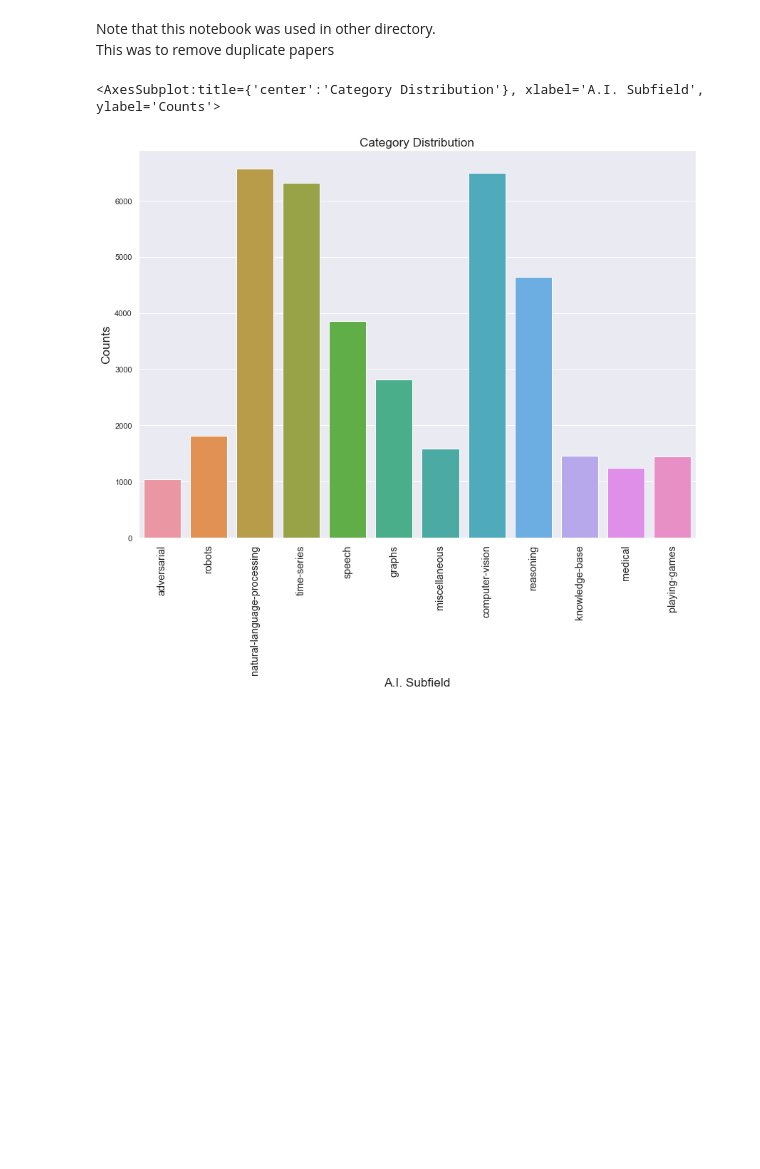
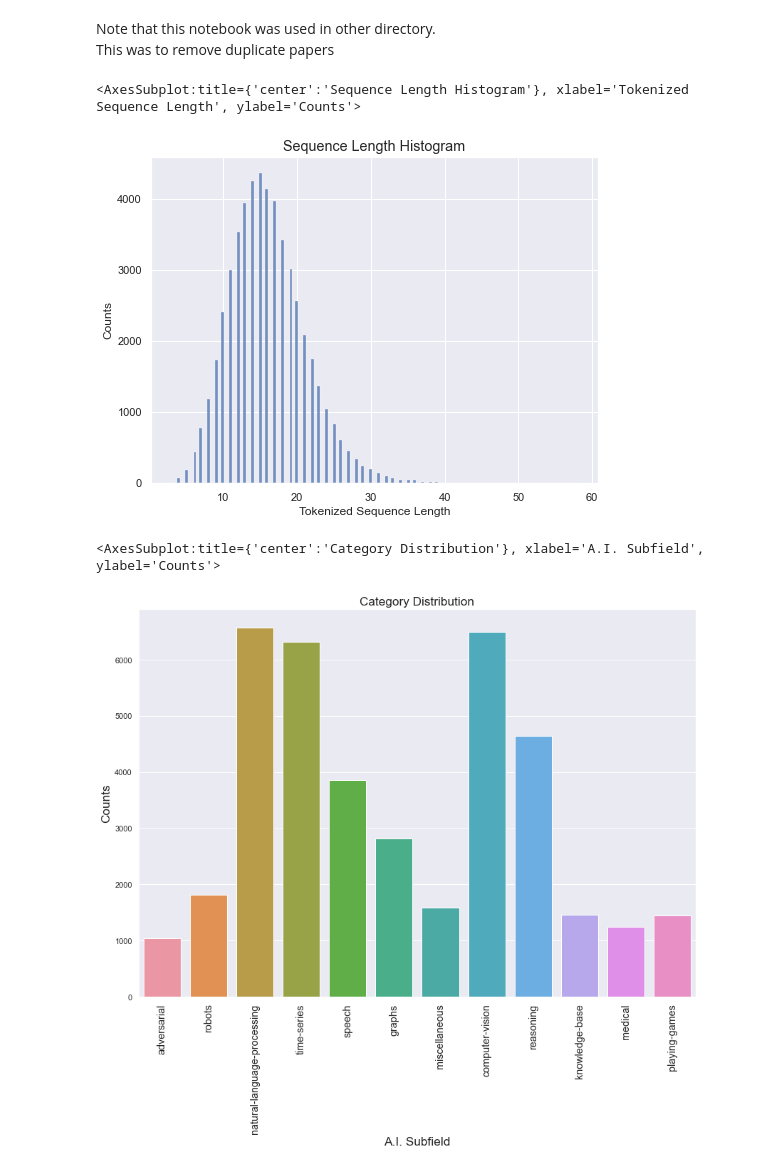
Before and after one commit to 1pha/BayesianActiveLearning, a Jupyter notebook: notebook/preprocess.ipynb, the cells around one changed output. Drawn from its saved outputs; the diff is of its cells as text; code cells hidden in the pictures; blank space fills up the shorter version.

```diff
--- a/notebook/preprocess.ipynb
+++ b/notebook/preprocess.ipynb
@@ -97,6 +97,27 @@ from collections import Counter
 
 full_dataset = datasets.load_from_disk("../data/tokenized_paperswithcode")
 full_dataset = datasets.concatenate_datasets([full_dataset["train"], full_dataset["valid"], full_dataset["test"]])
+# %%
+def find_eos(examples):
+
+    examples["seq_len"] = examples["input_ids"].index(2)
+    return examples
+
+full_dataset = full_dataset.map(find_eos)
+# %%
+import matplotlib.pyplot as plt
+import seaborn as sns
+sns.set_theme();
+fig, ax = plt.subplots(figsize=(8, 6))
+
+ax.set_xlabel("Tokenized Sequence Length")
+ax.set_ylabel("Counts")
+ax.set_title("Sequence Length Histogram", size="large")
+
+sns.histplot(full_dataset["seq_len"], ax=ax)
+# %% [output]
+<AxesSubplot:title={'center':'Sequence Length Histogram'}, xlabel='Tokenized Sequence Length', ylabel='Counts'>
+[figure, added]
 # %%
 with open("../assets/area2idx.json", "r") as f:
     area2idx = json.load(f)
```
Also changed, not shown: 2 other files.
